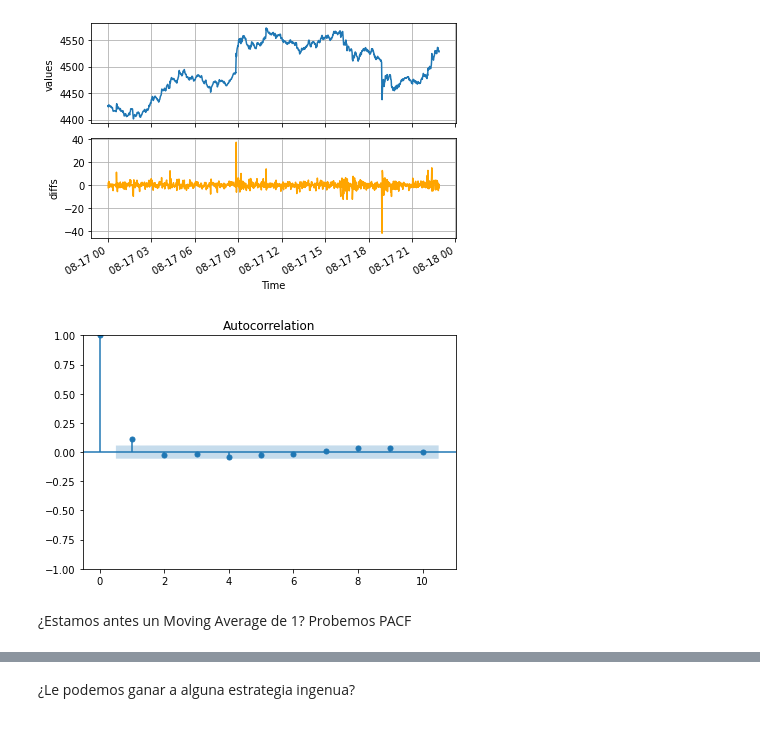
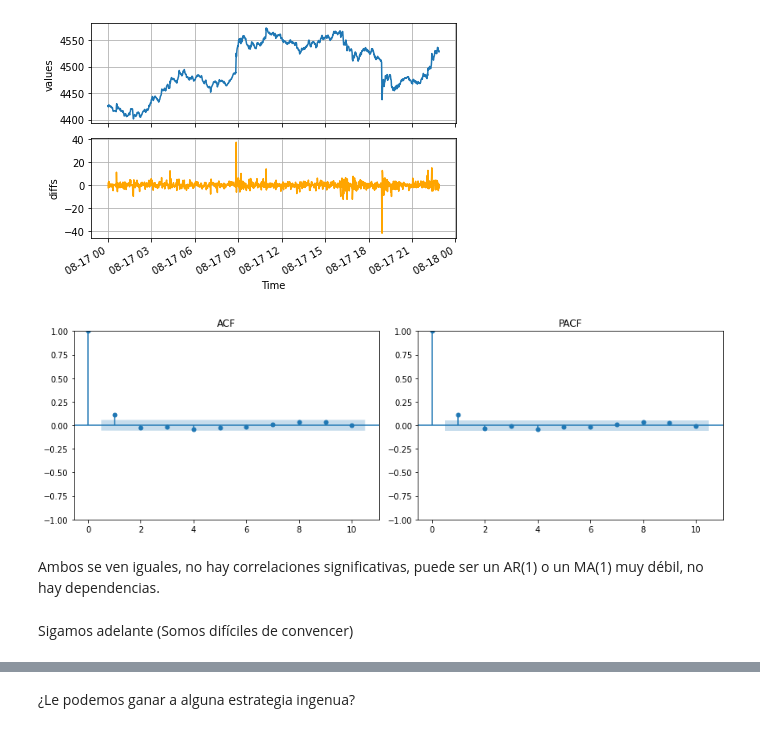
Before and after one commit to PabloSoligo2014/3670-UNLaM-CD, a Jupyter notebook: 09_TimeSeries_UnderDevelopment/Ethereum.ipynb, the cells around one changed output, grey strips where cells are left out. Saved outputs shown, nothing was run; the diff lists cells and outputs as text; code cells hidden in the pictures.

```diff
--- a/09_TimeSeries_UnderDevelopment/Ethereum.ipynb
+++ b/09_TimeSeries_UnderDevelopment/Ethereum.ipynb
@@ -75,12 +76,22 @@ plt.tight_layout()
 plt.show()
 # %% [output]
 [figure]
-# %%
-#El primer elemento es NaN, por eso no lo consideramos
-plot_acf(df_diff1["values_diff"], lags=10)
-plt.tight_layout()
-plt.show()
-# %% [output]
-[figure, removed]
+# %%
+fig, axes = plt.subplots(1, 2, figsize=(12, 4))
+
+# ACF
+plot_acf(df_diff1["values_diff"], ax=axes[0], lags=10, alpha=0.05)
+axes[0].set_title("ACF")
+
+# PACF
+plot_pacf(df_diff1["values_diff"], ax=axes[1], lags=10, alpha=0.05, method="ywm")
+axes[1].set_title("PACF")
+
+plt.tight_layout()
+plt.show()
+# %% [output]
+[figure, added]
+# %% [markdown]
+Ambos se ven iguales, no hay correlaciones significativas, puede ser un AR(1) o un MA(1) muy débil, no hay dependencias.
 # %% [markdown]
-¿Estamos antes un Moving Average de 1? Probemos PACF
+Sigamos adelante (Somos difíciles de convencer)
```
Also changed, not shown: parts of 20 cells of this notebook.
